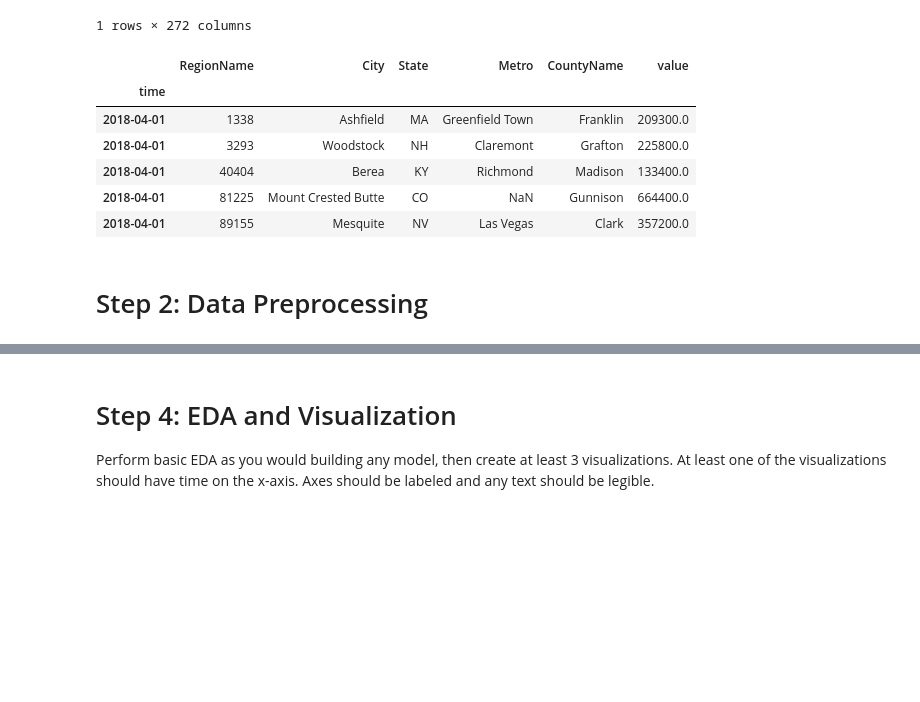
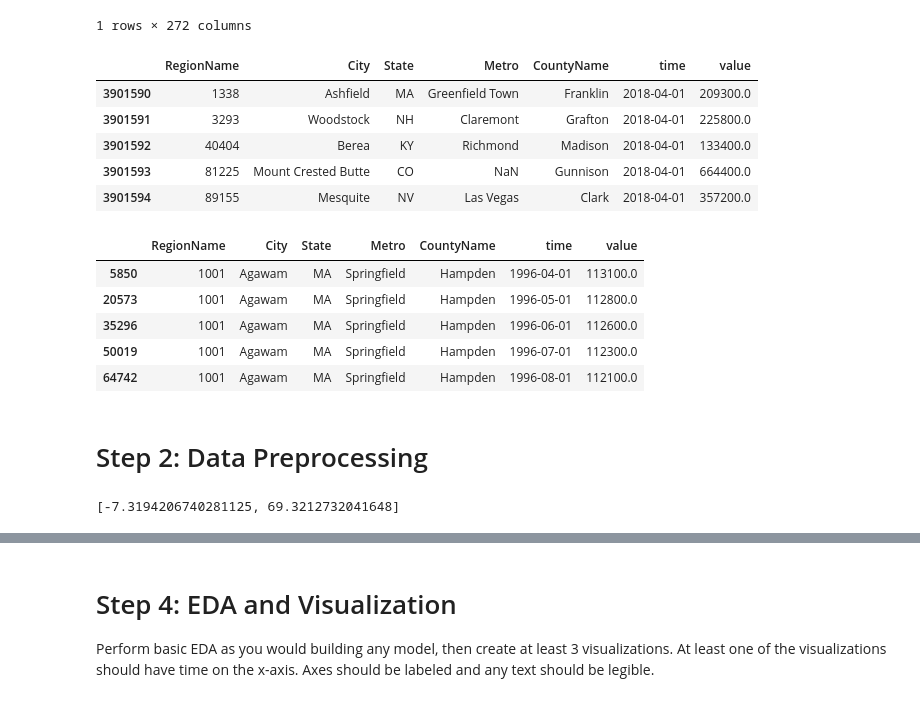
Before and after one commit to krbarounis/Zillow-Project, a Jupyter notebook: mod_4_starter_notebook.ipynb, the cells around one changed output, grey strips where cells are left out. Saved outputs shown, nothing was run; the diff lists cells and outputs as text; code cells hidden in the pictures; blank space fills up the shorter version.

```diff
--- a/mod_4_starter_notebook.ipynb
+++ b/mod_4_starter_notebook.ipynb
@@ -59,16 +61,26 @@ df.head(1)
 1 rows × 272 columns
 # %%
 melt_df = melt_data(df)
-melt_df.set_index('time', inplace=True)
+# melt_df.set_index('time', inplace=True)
 melt_df.drop(['RegionID', 'SizeRank'], inplace=True, axis=1)
 melt_df.tail()
 # %% [output]
-|  | RegionName | City | State | Metro | CountyName | value |
-| time |  |  |  |  |  |  |
-| 2018-04-01 | 1338 | Ashfield | MA | Greenfield Town | Franklin | 209300.0 |
-| 2018-04-01 | 3293 | Woodstock | NH | Claremont | Grafton | 225800.0 |
-| 2018-04-01 | 40404 | Berea | KY | Richmond | Madison | 133400.0 |
-| 2018-04-01 | 81225 | Mount Crested Butte | CO | NaN | Gunnison | 664400.0 |
-| 2018-04-01 | 89155 | Mesquite | NV | Las Vegas | Clark | 357200.0 |
+|  | RegionName | City | State | Metro | CountyName | time | value |
+| 3901590 | 1338 | Ashfield | MA | Greenfield Town | Franklin | 2018-04-01 | 209300.0 |
+| 3901591 | 3293 | Woodstock | NH | Claremont | Grafton | 2018-04-01 | 225800.0 |
+| 3901592 | 40404 | Berea | KY | Richmond | Madison | 2018-04-01 | 133400.0 |
+| 3901593 | 81225 | Mount Crested Butte | CO | NaN | Gunnison | 2018-04-01 | 664400.0 |
+| 3901594 | 89155 | Mesquite | NV | Las Vegas | Clark | 2018-04-01 | 357200.0 |
+# %%
+# sort by zip code and date
+sorted_melt = melt_df.sort_values(['RegionName', 'time'])
+sorted_melt.head()
+# %% [output]
+|  | RegionName | City | State | Metro | CountyName | time | value |
+| 5850 | 1001 | Agawam | MA | Springfield | Hampden | 1996-04-01 | 113100.0 |
+| 20573 | 1001 | Agawam | MA | Springfield | Hampden | 1996-05-01 | 112800.0 |
+| 35296 | 1001 | Agawam | MA | Springfield | Hampden | 1996-06-01 | 112600.0 |
+| 50019 | 1001 | Agawam | MA | Springfield | Hampden | 1996-07-01 | 112300.0 |
+| 64742 | 1001 | Agawam | MA | Springfield | Hampden | 1996-08-01 | 112100.0 |
 # %% [markdown]
 # Step 2: Data Preprocessing
@@ -75,3 +98,9 @@ melt_df.tail()
+# %%
+cutoffs = [diff_df['diff'].quantile(0.05),
+          diff_df['diff'].quantile(0.95)]
+cutoffs
+# %% [output]
+[-7.3194206740281125, 69.3212732041648]
 # %%
 # # Scale the values
 # scaler = MinMaxScaler()
```
Also changed, not shown: parts of 23 cells of this notebook.
